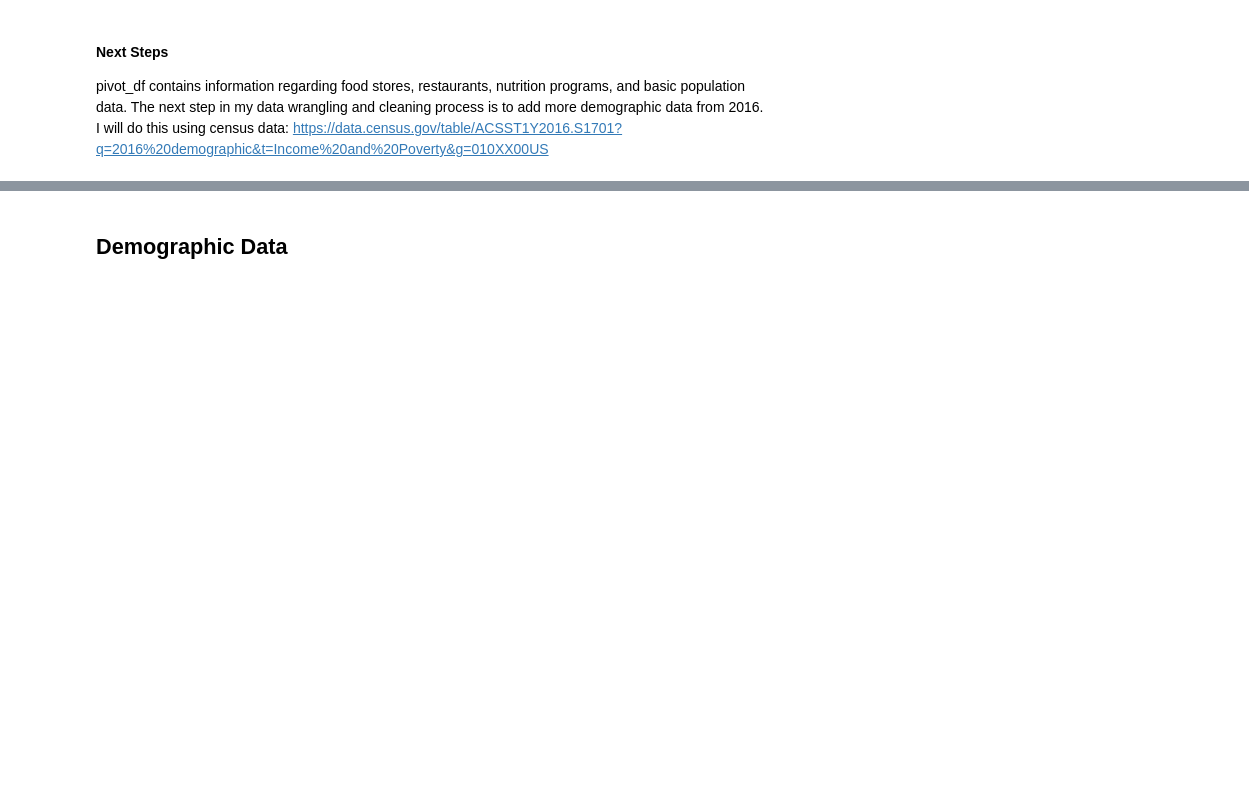
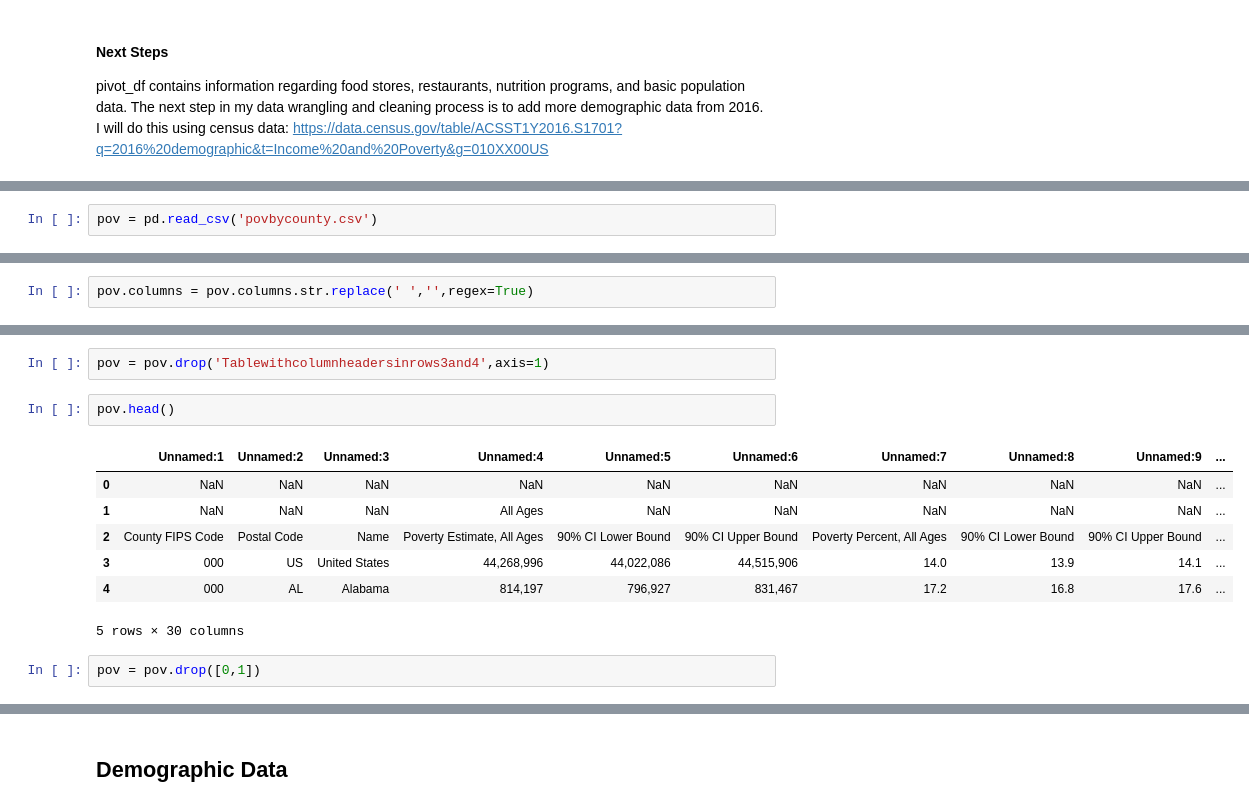
Before and after one commit to gabbycjames/DataScience_Capstone, a Jupyter notebook: DataWrangling2.ipynb, the cells around one changed output, grey strips where cells are left out. Saved outputs shown, nothing was run; the diff lists cells and outputs as text; blank space fills up the shorter version.

Commit message:
Adding poverty data

```diff
--- a/DataWrangling2.ipynb
+++ b/DataWrangling2.ipynb
@@ -762,0 +767,2 @@ pivot_df contains information regarding food stores, restaurants, nutrition prog
+# %%
+pov = pd.read_csv('povbycounty.csv')
@@ -762,0 +791,2 @@ pivot_df contains information regarding food stores, restaurants, nutrition prog
+# %%
+pov.columns = pov.columns.str.replace(' ','',regex=True)
@@ -762,0 +804,14 @@ pivot_df contains information regarding food stores, restaurants, nutrition prog
+# %%
+pov = pov.drop('Tablewithcolumnheadersinrows3and4',axis=1)
+# %%
+pov.head()
+# %% [output]
+|  | Unnamed:1 | Unnamed:2 | Unnamed:3 | Unnamed:4 | Unnamed:5 | Unnamed:6 | Unnamed:7 | Unnamed:8 | Unnamed:9 | ... |
+| 0 | NaN | NaN | NaN | NaN | NaN | NaN | NaN | NaN | NaN | ... |
+| 1 | NaN | NaN | NaN | All Ages | NaN | NaN | NaN | NaN | NaN | ... |
+| 2 | County FIPS Code | Postal Code | Name | Poverty Estimate, All Ages | 90% CI Lower Bound | 90% CI Upper Bound | Poverty Percent, All Ages | 90% CI Lower Bound | 90% CI Upper Bound | ... |
+| 3 | 000 | US | United States | 44,268,996 | 44,022,086 | 44,515,906 | 14.0 | 13.9 | 14.1 | ... |
+| 4 | 000 | AL | Alabama | 814,197 | 796,927 | 831,467 | 17.2 | 16.8 | 17.6 | ... |
+5 rows × 30 columns
+# %%
+pov = pov.drop([0,1])
```
Also changed, not shown: parts of 69 cells of this notebook.
